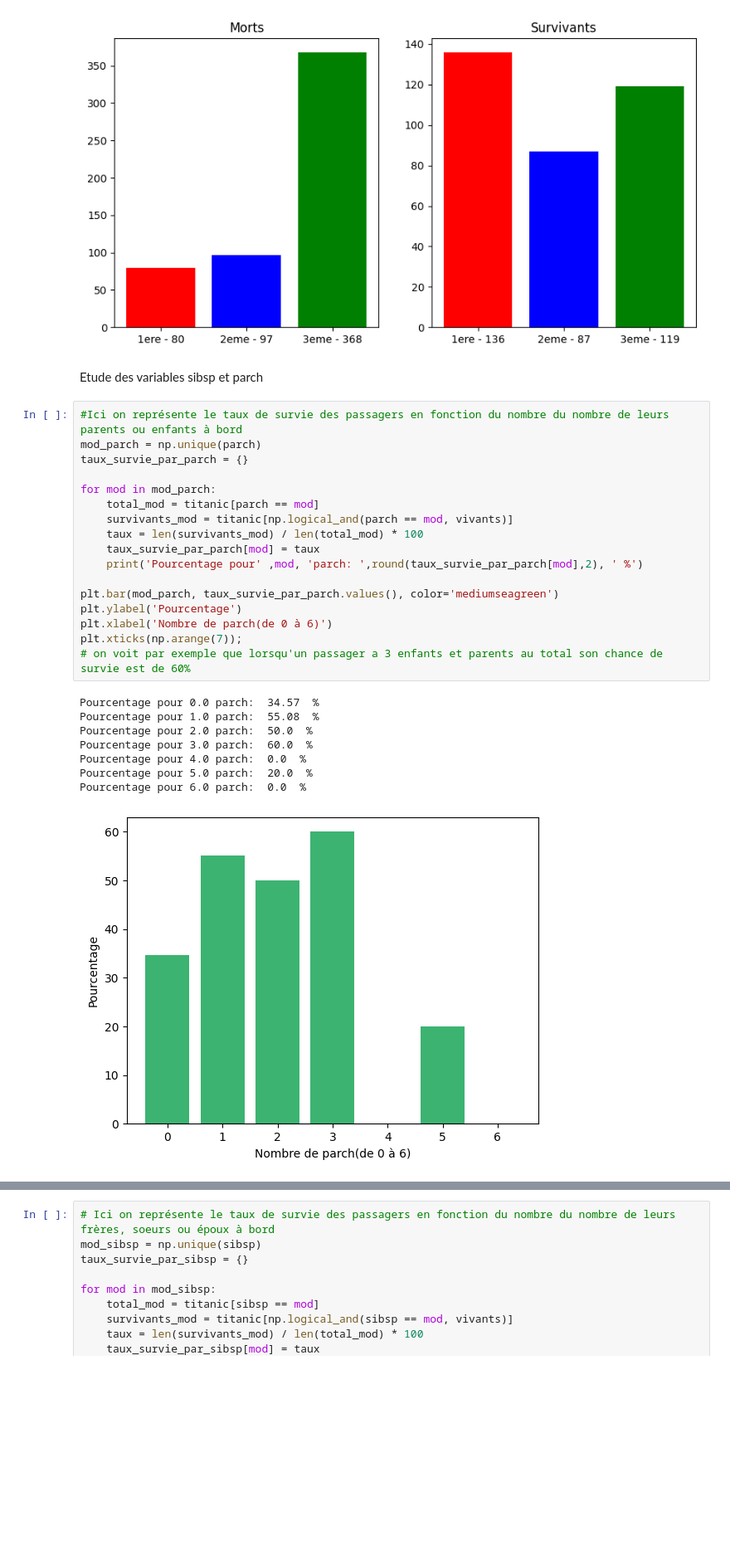
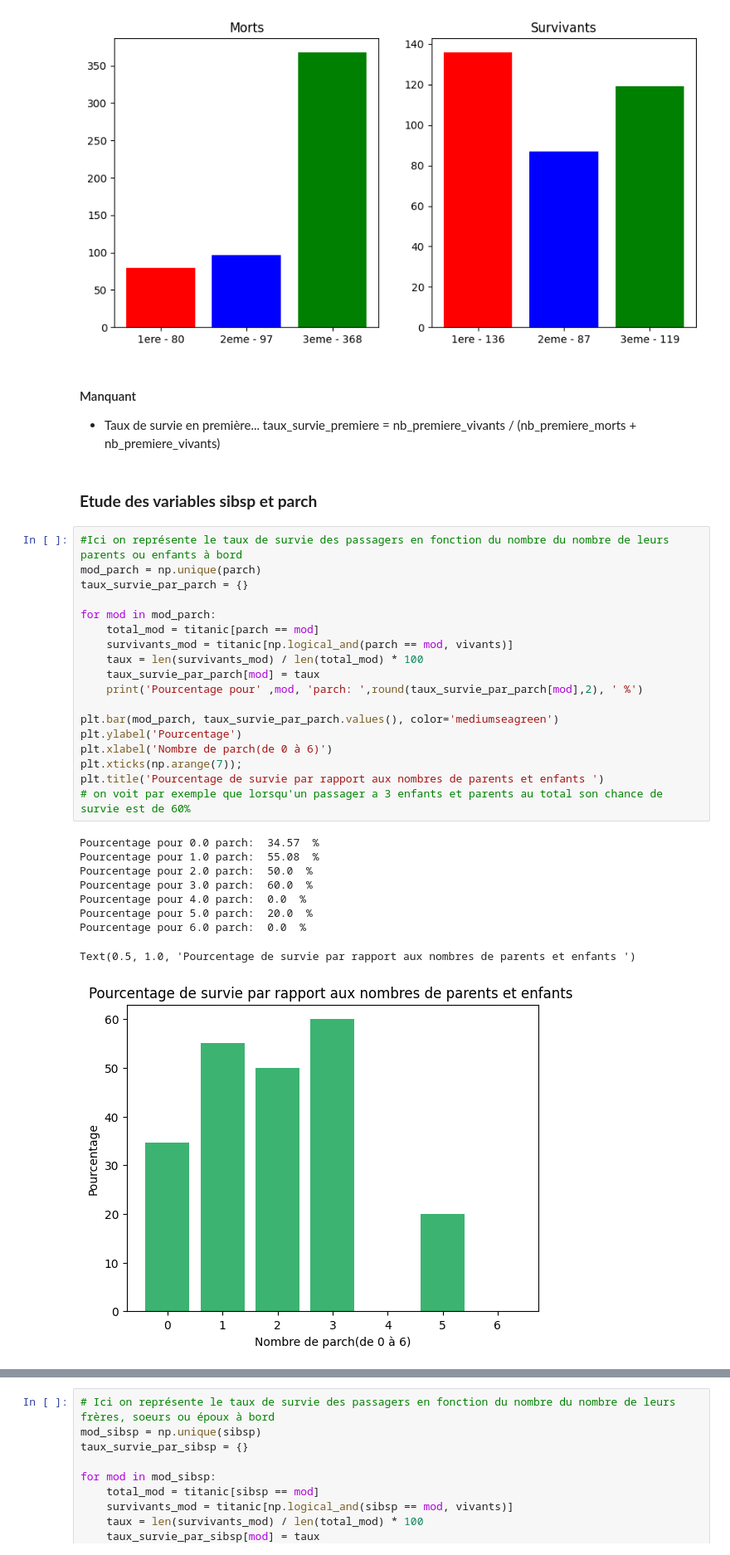
Before and after one commit to Noah-Agnel/Titanic, a Jupyter notebook: data_analysis.ipynb, the cells around one changed output, grey strips where cells are left out. Shown at 83% size. Drawn from its saved outputs; the diff is of its cells as text; blank space fills up the shorter version.

```diff
--- a/data_analysis.ipynb
+++ b/data_analysis.ipynb
@@ -134,31 +158,38 @@ Rapport morts/vivants en deuxieme classe:  1.1149425287356323
 Rapport morts/vivants en troisieme classe:  3.092436974789916
 <BarContainer object of 3 artists>
 [figure]
+# %% [markdown]
+#### Manquant
+
+-  Taux de survie en première...
+taux_survie_premiere = nb_premiere_vivants / (nb_premiere_morts + nb_premiere_vivants)
 # %% [markdown]
-Etude des variables sibsp et parch
+### **Etude des variables sibsp et parch**
 # %%
 #Ici on représente le taux de survie des passagers en fonction du nombre du nombre de leurs parents ou enfants à bord
 mod_parch = np.unique(parch)
 taux_survie_par_parch = {}
 
 for mod in mod_parch:
     total_mod = titanic[parch == mod]
     survivants_mod = titanic[np.logical_and(parch == mod, vivants)]
     taux = len(survivants_mod) / len(total_mod) * 100
     taux_survie_par_parch[mod] = taux
     print('Pourcentage pour' ,mod, 'parch: ',round(taux_survie_par_parch[mod],2), ' %')
 
 plt.bar(mod_parch, taux_survie_par_parch.values(), color='mediumseagreen')
 plt.ylabel('Pourcentage')
 plt.xlabel('Nombre de parch(de 0 à 6)')
 plt.xticks(np.arange(7));
+plt.title('Pourcentage de survie par rapport aux nombres de parents et enfants ')
 # on voit par exemple que lorsqu'un passager a 3 enfants et parents au total son chance de survie est de 60%
 # %% [output]
 Pourcentage pour 0.0 parch:  34.57  %
 Pourcentage pour 1.0 parch:  55.08  %
 Pourcentage pour 2.0 parch:  50.0  %
 Pourcentage pour 3.0 parch:  60.0  %
 Pourcentage pour 4.0 parch:  0.0  %
 Pourcentage pour 5.0 parch:  20.0  %
 Pourcentage pour 6.0 parch:  0.0  %
+Text(0.5, 1.0, 'Pourcentage de survie par rapport aux nombres de parents et enfants ')
-[figure, old version]
+[figure, new version]
```
Also changed, not shown: parts of 30 cells of this notebook.
